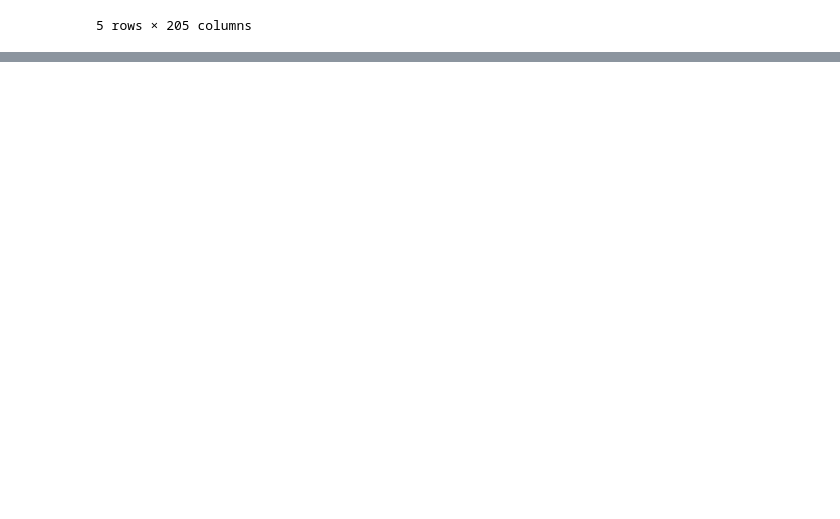
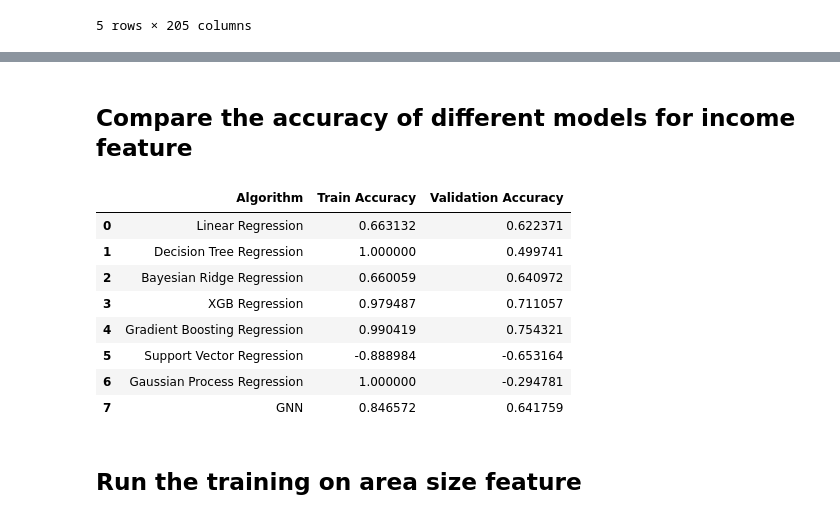
Before and after one commit to navpreetnp7/311_GNN, a Jupyter notebook: NYC 311 Socio-economic.ipynb, the cells around one changed output, grey strips where cells are left out. Cells and saved outputs as stored; diff of their text form; code cells hidden in the pictures; blank space fills up the shorter version.

```diff
--- a/NYC 311 Socio-economic.ipynb
+++ b/NYC 311 Socio-economic.ipynb
@@ -276,8 +470,8 @@ class GNN1(nn.Module):
     def forward(self, x, adj):
 
         # Applying activation function sigma (doublerelu) on the layer propogation
-        x = doublerelu(self.gc1(x, adj))
-        x = doublerelu(self.gc2(x, adj))
-        x = x/x.sum(axis=2).unsqueeze(2) #normalize st sum = 1
+        x = nn.Sigmoid()(self.gc1(x, adj))
+        x = nn.Sigmoid()(self.gc2(x, adj))
+        #x = x/x.sum(axis=2).unsqueeze(2) #normalize st sum = 1
 
         return x
@@ -287,7 +483,7 @@ def train(adj,features,labels,train_indices,val_indices,first=False):
     # calculate symmetric normalisation for layer propogation
     adj_norm = normalize(adj)
 
-    labels = labels - 1
+    #labels = labels - 1
 
     # Convert from numpy to torch tensors
     adj = torch.FloatTensor(adj)
@@ -298,7 +494,7 @@ def train(adj,features,labels,train_indices,val_indices,first=False):
     # initialise the model
     model = GNN1(batch_size=adj.shape[0],
                 nfeat=features.shape[-1],
-                ndim=5,
+                ndim=1,
                 hidden=hidden,
                 first=first)
 
@@ -341,9 +537,10 @@ def train(adj,features,labels,train_indices,val_indices,first=False):
         train_labels = labels[train_indices,:]
 
         #train_accuracy = torch.sum(torch.argmax(train_output,axis=2)==train_labels.reshape(1,-1))/train_labels.shape[0]
+        train_r2 = r2_score(torch.flatten(train_labels).detach().cpu(), torch.flatten(train_output).detach().cpu())
 
         # Calculate the loss between our models training output and true label
-        loss = criterion(torch.flatten(output),torch.flatten(labels))
+        loss = criterion(torch.flatten(train_output),torch.flatten(train_labels))
 
         # Calculate the gradients
         loss.backward(retain_graph=True)
@@ -357,31 +554,35 @@ def train(adj,features,labels,train_indices,val_indices,first=False):
         with torch.no_grad():
             val_output = output[:,val_indices,:]
             val_labels = labels[val_indices,:]
-            #val_accuracy = torch.sum(torch.argmax(val_output,axis=2)==val_labels.reshape(1,-1))/val_labels.shape[0]
+            val_r2 = r2_score(torch.flatten(val_labels).detach().cpu(), torch.flatten(val_output).detach().cpu())
 
         # Print summary of training
         if epoch == 0:
             best_loss = loss
             best_output = output
-            #best_acc = train_accuracy
-            #best_val_acc = val_accuracy
+            best_r2 = train_r2
+            best_val_r2 = val_r2
             best_val_output = val_output
         else:
             if loss < best_loss:
                 best_loss = loss
                 best_output = output
-                #best_acc = train_accuracy
-                #best_val_acc = val_accuracy
+                best_r2 = train_r2
+                best_val_r2 = val_r2
                 best_val_output = val_output
 
-        if epoch == 0 or (epoch+1) % 1000 == 0:
+        if epoch == 0 or (epoch+1) % 10000 == 0:
             print('Epoch: {:04d}'.format(epoch + 1),
-                  #'Train Accuracy: {:.4f}'.format(best_acc.item()),
-                  #'Validation Accuracy: {:.4f}'.format(best_val_acc.item()),
+                  'Train R2 score: {:.4f}'.format(best_r2.item()),
+                  'Validation R2 score: {:.4f}'.format(best_val_r2.item()),
                   'Loss: {:.8f}'.format(best_loss.item()),
                   'time: {:.4f}s'.format(time.time() - t))
+
+        if val_r2 > best_val_r2:
+            train_r2 = train_r2.item()
+            val_r2 = val_r2.item()
 
     print("Optimization Finished!")
     print("Total time elapsed: {:.4f}s".format(time.time() - t_total))
 
-    return best_loss,best_output#,best_val_output
+    return best_loss, best_output, train_r2, val_r2
@@ -464,0 +602,6 @@ array([[7.78543537e-03, 9.87387474e-04, 9.20350151e-03, 4.36505470e-04,
+# %%
+# Start Train
+loss, op, train_acc, val_acc = train(adj,features,labels[:,0].reshape(-1,1),train_indices,val_indices,True)
+
+train_results[0].append(train_acc)
+val_results[0].append(val_acc)
@@ -464,0 +626,18 @@ array([[7.78543537e-03, 9.87387474e-04, 9.20350151e-03, 4.36505470e-04,
+# %% [markdown]
+## Compare the accuracy of different models for income feature
+# %%
+d = {'Algorithm': names, 'Train Accuracy': train_results[0], 'Validation Accuracy': val_results[0]}
+df = pd.DataFrame(data=d)
+df
+# %% [output]
+|  | Algorithm | Train Accuracy | Validation Accuracy |
+| 0 | Linear Regression | 0.663132 | 0.622371 |
+| 1 | Decision Tree Regression | 1.000000 | 0.499741 |
+| 2 | Bayesian Ridge Regression | 0.660059 | 0.640972 |
+| 3 | XGB Regression | 0.979487 | 0.711057 |
+| 4 | Gradient Boosting Regression | 0.990419 | 0.754321 |
+| 5 | Support Vector Regression | -0.888984 | -0.653164 |
+| 6 | Gaussian Process Regression | 1.000000 | -0.294781 |
+| 7 | GNN | 0.846572 | 0.641759 |
+# %% [markdown]
+## Run the training on area size feature
```
Also changed, not shown: parts of 58 cells of this notebook, 1 other file.
